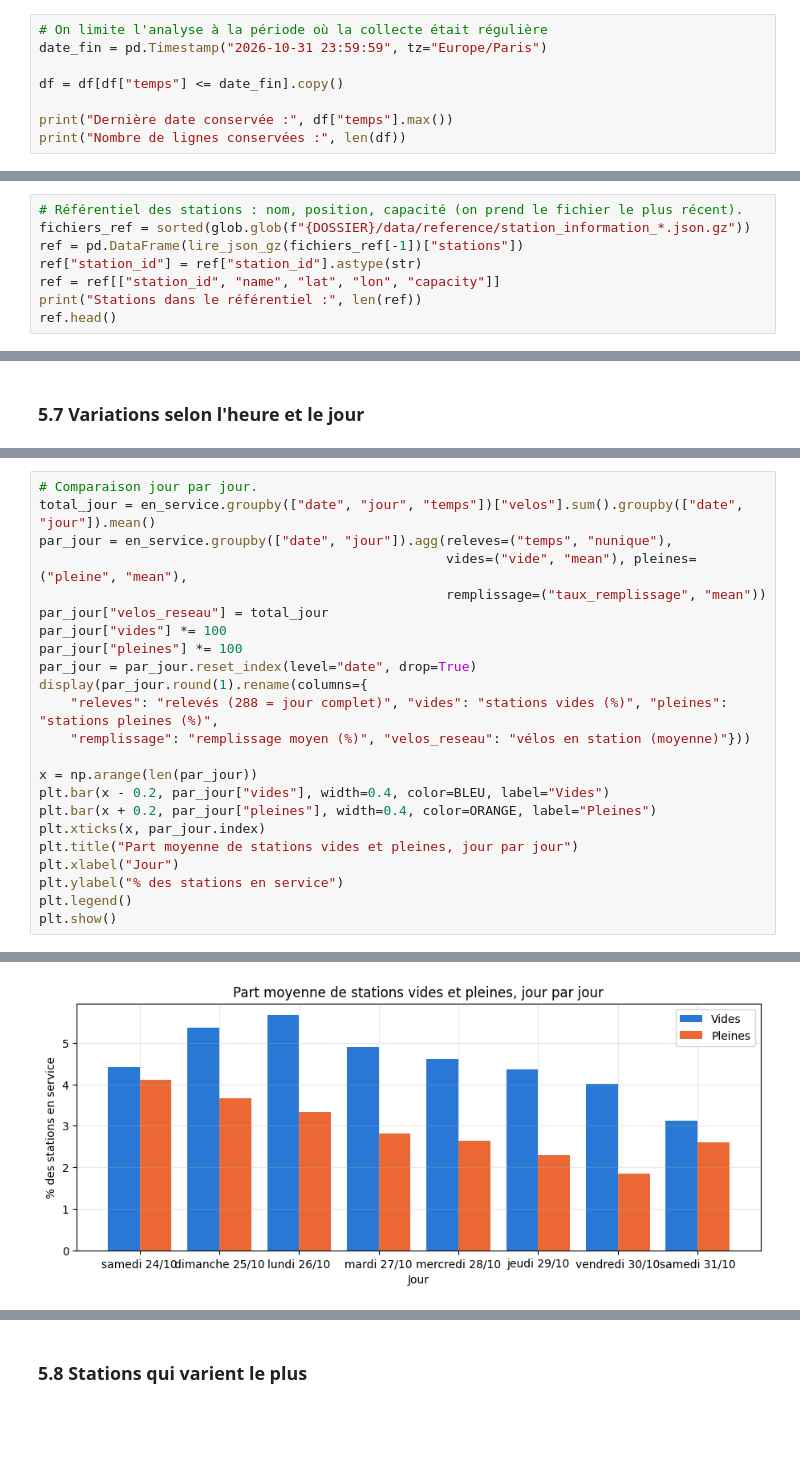
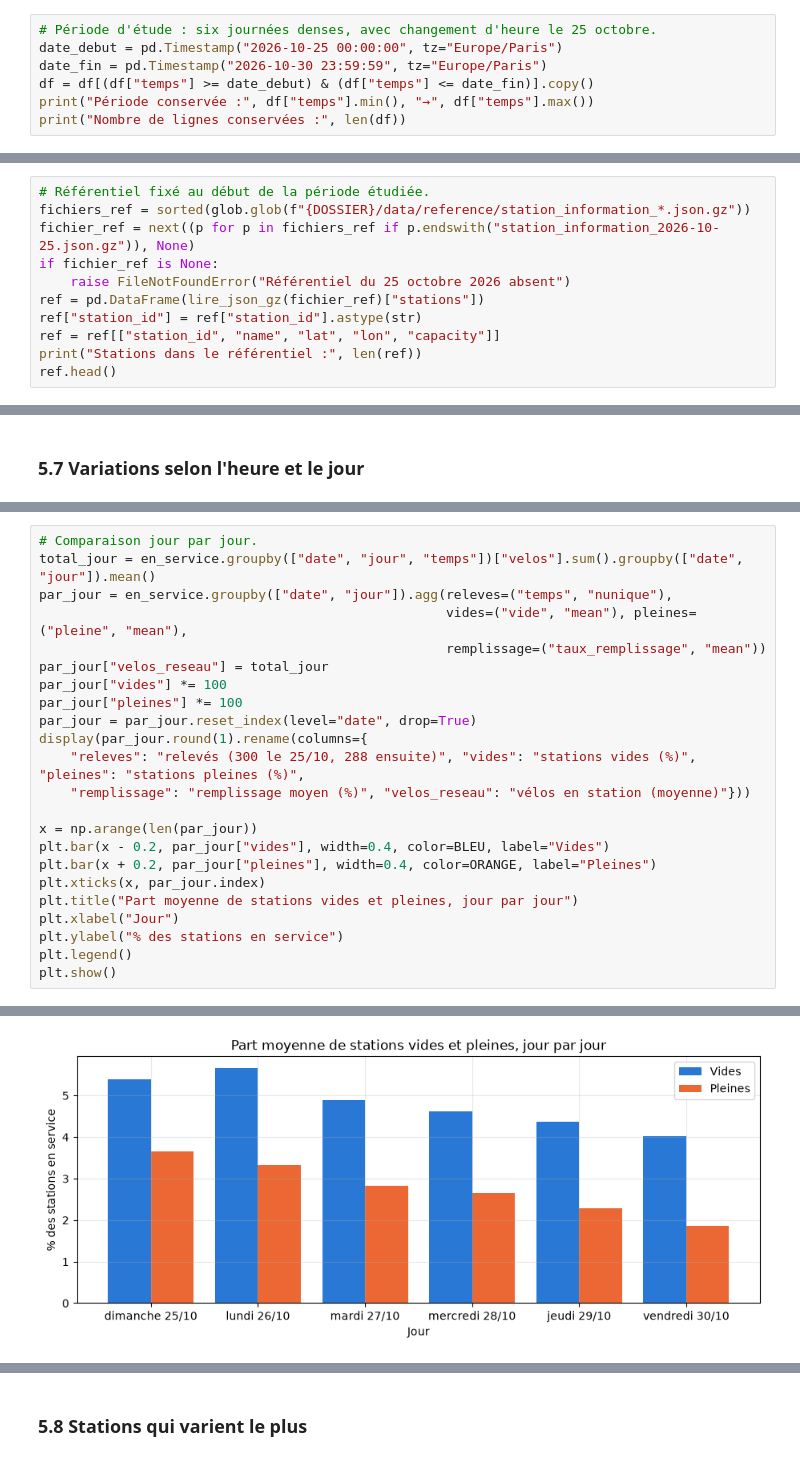
Before and after one commit to G-Akram01/velib-kit-data-science, a Jupyter notebook: notebooks/Analyse_velib_V_07_11.ipynb, the cells around one changed output, grey strips where cells are left out. Drawn from its saved outputs; the diff is of its cells as text; blank space fills up the shorter version.

Commit message:
Finaliser analyse Vélib et rapport de remise

```diff
--- a/notebooks/Analyse_velib_V_07_11.ipynb
+++ b/notebooks/Analyse_velib_V_07_11.ipynb
@@ -122,11 +113,10 @@ df.head()
 | 1016 | 11908496227 | 2026-10-24 17:55:14+00:00 | 1 | 1.0 | 0.0 | 23 | 1 | 1 | ... |
 | 1015 | 54000537 | 2026-10-24 17:55:14+00:00 | 12 | 9.0 | 3.0 | 3 | 1 | 1 | ... |
 # %%
-# On limite l'analyse à la période où la collecte était régulière
-date_fin = pd.Timestamp("2026-10-31 23:59:59", tz="Europe/Paris")
-
-df = df[df["temps"] <= date_fin].copy()
-
-print("Dernière date conservée :", df["temps"].max())
+# Période d'étude : six journées denses, avec changement d'heure le 25 octobre.
+date_debut = pd.Timestamp("2026-10-25 00:00:00", tz="Europe/Paris")
+date_fin = pd.Timestamp("2026-10-30 23:59:59", tz="Europe/Paris")
+df = df[(df["temps"] >= date_debut) & (df["temps"] <= date_fin)].copy()
+print("Période conservée :", df["temps"].min(), "→", df["temps"].max())
 print("Nombre de lignes conservées :", len(df))
 # %% [output]
@@ -135,7 +125,10 @@ Nombre de lignes conservées : 3076969
 # %%
-# Référentiel des stations : nom, position, capacité (on prend le fichier le plus récent).
+# Référentiel fixé au début de la période étudiée.
 fichiers_ref = sorted(glob.glob(f"{DOSSIER}/data/reference/station_information_*.json.gz"))
-ref = pd.DataFrame(lire_json_gz(fichiers_ref[-1])["stations"])
+fichier_ref = next((p for p in fichiers_ref if p.endswith("station_information_2026-10-25.json.gz")), None)
+if fichier_ref is None:
+    raise FileNotFoundError("Référentiel du 25 octobre 2026 absent")
+ref = pd.DataFrame(lire_json_gz(fichier_ref)["stations"])
 ref["station_id"] = ref["station_id"].astype(str)
 ref = ref[["station_id", "name", "lat", "lon", "capacity"]]
 print("Stations dans le référentiel :", len(ref))
@@ -567,7 +523,7 @@ par_jour["vides"] *= 100
 par_jour["pleines"] *= 100
 par_jour = par_jour.reset_index(level="date", drop=True)
 display(par_jour.round(1).rename(columns={
-    "releves": "relevés (288 = jour complet)", "vides": "stations vides (%)", "pleines": "stations pleines (%)",
+    "releves": "relevés (300 le 25/10, 288 ensuite)", "vides": "stations vides (%)", "pleines": "stations pleines (%)",
     "remplissage": "remplissage moyen (%)", "velos_reseau": "vélos en station (moyenne)"}))
 
 x = np.arange(len(par_jour))
@@ -593,2 +547,2 @@ plt.show()
-[figure, old version]
+[figure, new version]
 # %% [markdown]
```
Also changed, not shown: parts of 67 cells of this notebook, 4 other files.
